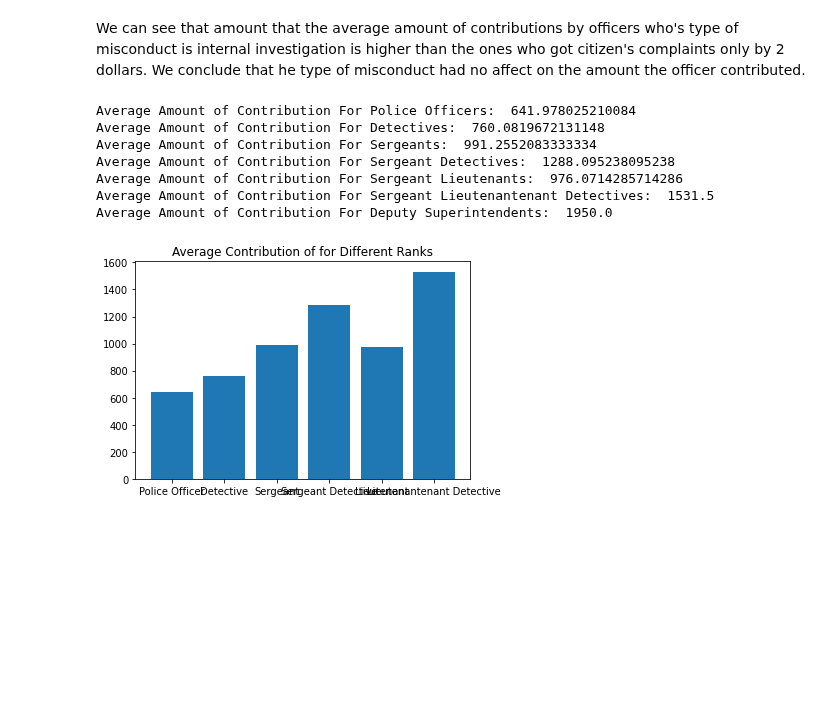
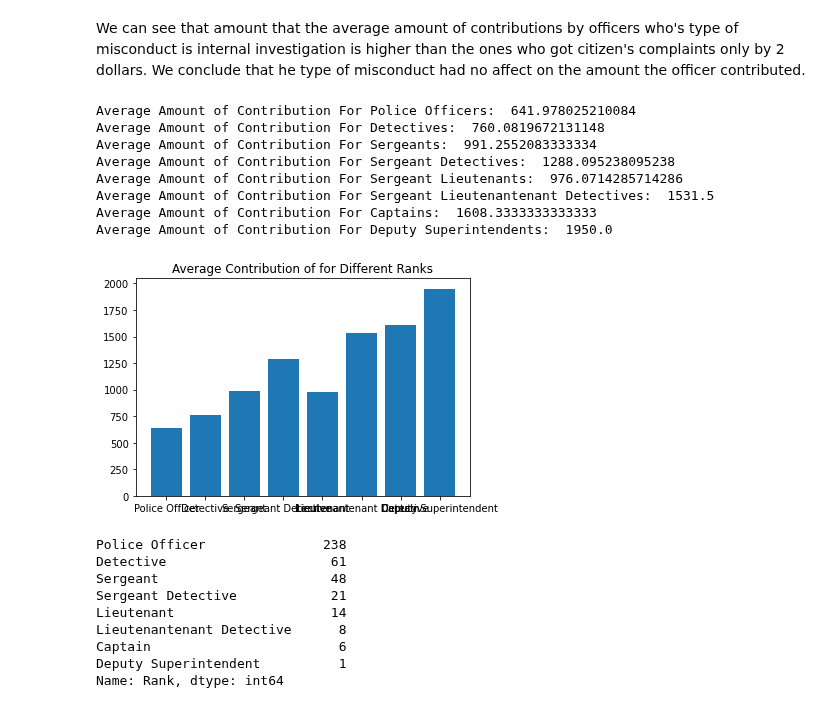
Before and after one commit to BU-Spark/CS506Spring2021Repository, a Jupyter notebook: PoliceConductProject/deliverable4/visualizations.ipynb, the cells around one changed output. Cells and saved outputs as stored; diff of their text form; code cells hidden in the pictures; blank space fills up the shorter version.

```diff
--- a/PoliceConductProject/deliverable4/visualizations.ipynb
+++ b/PoliceConductProject/deliverable4/visualizations.ipynb
@@ -217,36 +217,47 @@ for i in df.Rank:
 avg_police = np.mean(police)
 avg_detective = np.mean(detective)
 avg_sergeant = np.mean(sergeant)
 avg_sergeant_detective = np.mean(sergeant_detective)
 avg_lieutenant = np.mean(lieutenant)
 avg_lieutenantenant_detective = np.mean(lieutenantenant_detective)
 avg_captain = np.mean(captain)
 avg_deputy_duperintendent = np.mean(deputy_duperintendent)
 
 print("Average Amount of Contribution For Police Officers: ", avg_police)
 print("Average Amount of Contribution For Detectives: ", avg_detective)
 print("Average Amount of Contribution For Sergeants: ", avg_sergeant)
 print("Average Amount of Contribution For Sergeant Detectives: ", avg_sergeant_detective)
 print("Average Amount of Contribution For Sergeant Lieutenants: ", avg_lieutenant)
 print("Average Amount of Contribution For Sergeant Lieutenantenant Detectives: ", avg_lieutenantenant_detective)
-print("Average Amount of Contribution For Sergeant captain: ", avg_captain)
+print("Average Amount of Contribution For Captains: ", avg_captain)
 print("Average Amount of Contribution For Deputy Superintendents: ", avg_deputy_duperintendent)
 
 fig = plt.figure()
-rank = ['Police Officer', 'Detective', 'Sergeant', 'Sergeant Detective','Lieutenant', 'Lieutenantenant Detective']
-# rank = ['Police Officer', 'Detective', 'Sergeant', 'Sergeant Detective', 'Lieutenantenant Detective', 'Captain', 'Deputy Superintendent']
-# amount = [avg_police, avg_detective, avg_sergeant, avg_sergeant_detective, avg_lieutenant, avg_lieutenantenant_detective, avg_deputy_duperintendent]
-amount = [avg_police, avg_detective, avg_sergeant, avg_sergeant_detective,avg_lieutenant, avg_lieutenantenant_detective]
+rank = ['Police Officer', 'Detective', 'Sergeant', 'Sergeant Detective', 'Lieutenant', 'Lieutenantenant Detective', 'Captain', 'Deputy Superintendent']
+amount = [avg_police, avg_detective, avg_sergeant, avg_sergeant_detective, avg_lieutenant, avg_lieutenantenant_detective, avg_captain, avg_deputy_duperintendent]
 
 plt.bar(rank, amount)
 plt.title("Average Contribution of for Different Ranks")
 plt.show()
+
+# See how manhy officers are in which rank
+print(df['Rank'].value_counts())
 # %% [output]
 Average Amount of Contribution For Police Officers:  641.978025210084
 Average Amount of Contribution For Detectives:  760.0819672131148
 Average Amount of Contribution For Sergeants:  991.2552083333334
 Average Amount of Contribution For Sergeant Detectives:  1288.095238095238
 Average Amount of Contribution For Sergeant Lieutenants:  976.0714285714286
 Average Amount of Contribution For Sergeant Lieutenantenant Detectives:  1531.5
+Average Amount of Contribution For Captains:  1608.3333333333333
 Average Amount of Contribution For Deputy Superintendents:  1950.0
-[figure, old version]
+[figure, new version]
+Police Officer               238
+Detective                     61
+Sergeant                      48
+Sergeant Detective            21
+Lieutenant                    14
+Lieutenantenant Detective      8
+Captain                        6
+Deputy Superintendent          1
+Name: Rank, dtype: int64
```
Also changed, not shown: parts of 1 cell of this notebook.
